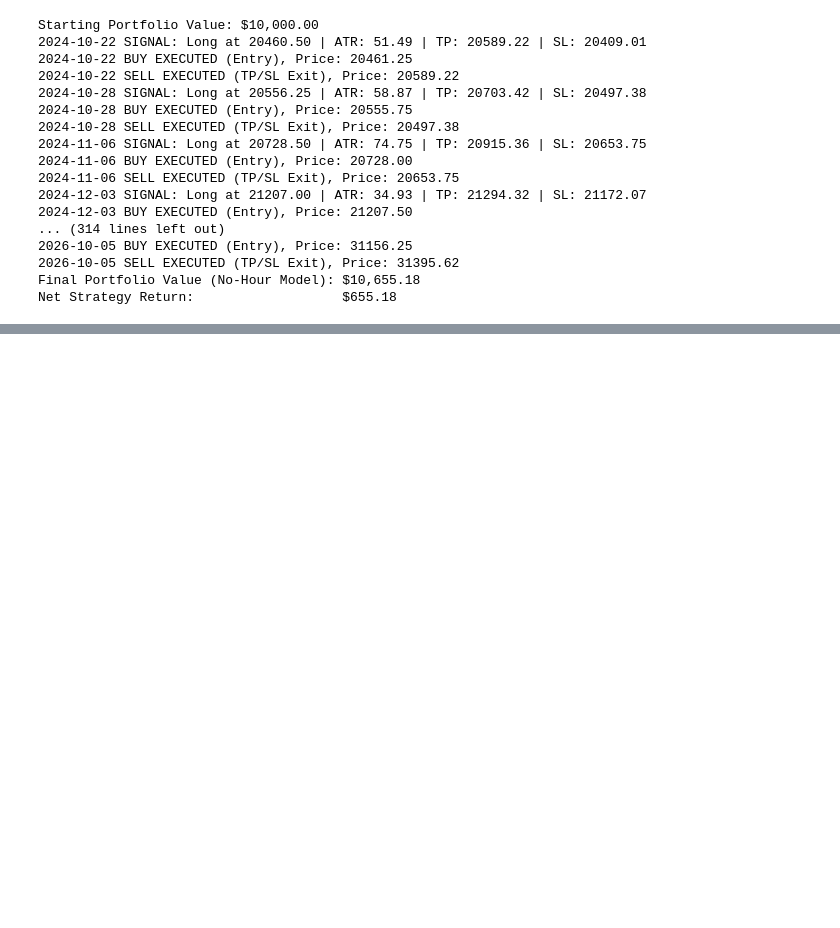
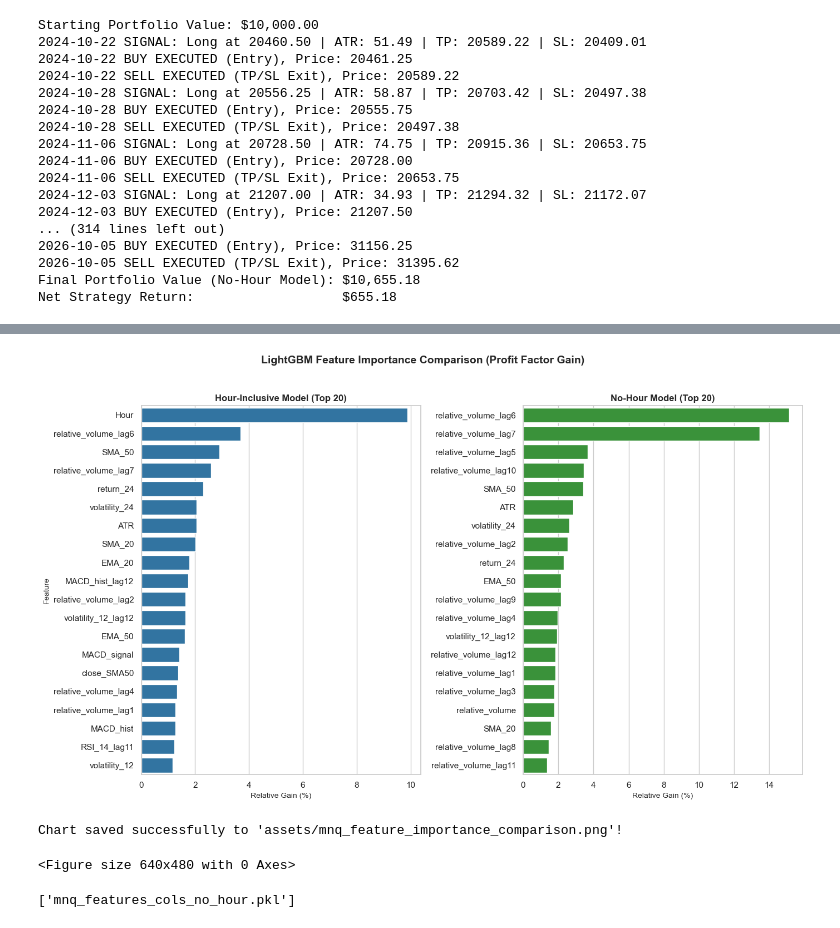
Before and after one commit to elizasatrian/mnq-ml-strategy, a Jupyter notebook: working.ipynb, the cells around one changed output, grey strips where cells are left out. Drawn from its saved outputs; the diff is of its cells as text; code cells hidden in the pictures; blank space fills up the shorter version.

```diff
--- a/working.ipynb
+++ b/working.ipynb
@@ -1392,0 +1970,72 @@ FileNotFoundError: [Errno 2] No such file or directory: 'live_features_audit.csv
+# %%
+import pandas as pd
+import matplotlib.pyplot as plt
+import seaborn as sns
+
+def plot_feature_importance_comparison(model_hr, X_hr, model_no_hr, X_no_hr):
+    df_hr = pd.DataFrame({
+        'Feature': X_hr.columns,
+        'Importance': model_hr.booster_.feature_importance(importance_type='gain')
+    })
+    df_hr['Importance'] = (df_hr['Importance'] / df_hr['Importance'].sum()) * 100
+    df_hr = df_hr.sort_values(by='Importance', ascending=False).head(20)
+
+    df_no_hr = pd.DataFrame({
+        'Feature': X_no_hr.columns,
+        'Importance': model_no_hr.booster_.feature_importance(importance_type='gain')
+    })
+    df_no_hr['Importance'] = (df_no_hr['Importance'] / df_no_hr['Importance'].sum()) * 100
+    df_no_hr = df_no_hr.sort_values(by='Importance', ascending=False).head(20)
+
+    fig, axes = plt.subplots(1, 2, figsize=(14, 8))
+    sns.set_theme(style="whitegrid")
+
+    sns.barplot(
+        x='Importance',
+        y='Feature',
+        data=df_hr,
+        ax=axes[0],
+        color='#1f77b4'
+    )
+    axes[0].set_title('Hour-Inclusive Model (Top 20)', fontsize=12, fontweight='bold')
+    axes[0].set_xlabel('Relative Gain (%)', fontsize=10)
+    axes[0].set_ylabel('Feature', fontsize=10)
+    sns.barplot(
+        x='Importance',
+        y='Feature',
+        data=df_no_hr,
+        ax=axes[1],
+        color='#2ca02c'
+    )
+    axes[1].set_title('No-Hour Model (Top 20)', fontsize=12, fontweight='bold')
+    axes[1].set_xlabel('Relative Gain (%)', fontsize=10)
+    axes[1].set_ylabel('')
+
+    plt.suptitle('LightGBM Feature Importance Comparison (Profit Factor Gain)', fontsize=14, fontweight='bold', y=1.02)
+    plt.tight_layout()
+    plt.show()
+
+
+plot_feature_importance_comparison(model_pf, X_features, model_pf_no_hr, X_features_no_hr)
+# %% [output]
+[figure, added]
+# %%
+import os
+
+os.makedirs('assets', exist_ok=True)
+
+plt.savefig('assets/mnq_feature_importance_comparison.png', dpi=300, bbox_inches='tight')
+print("Chart saved successfully to 'assets/mnq_feature_importance_comparison.png'!")
+plt.show()
+# %% [output]
+Chart saved successfully to 'assets/mnq_feature_importance_comparison.png'!
+<Figure size 640x480 with 0 Axes>
+# %%
+import joblib
+
+joblib.dump(model_pf, 'mnq_lightgbm_model_hour.pkl')
+joblib.dump(model_pf_no_hr, 'mnq_lightgbm_model_no_hour.pkl')
+joblib.dump(X_features.columns.tolist(), 'mnq_features_cols.pkl')
+joblib.dump(X_features_no_hr.columns.tolist(), 'mnq_features_cols_no_hour.pkl')
+# %% [output]
+['mnq_features_cols_no_hour.pkl']
```
Also changed, not shown: parts of 34 cells of this notebook.
